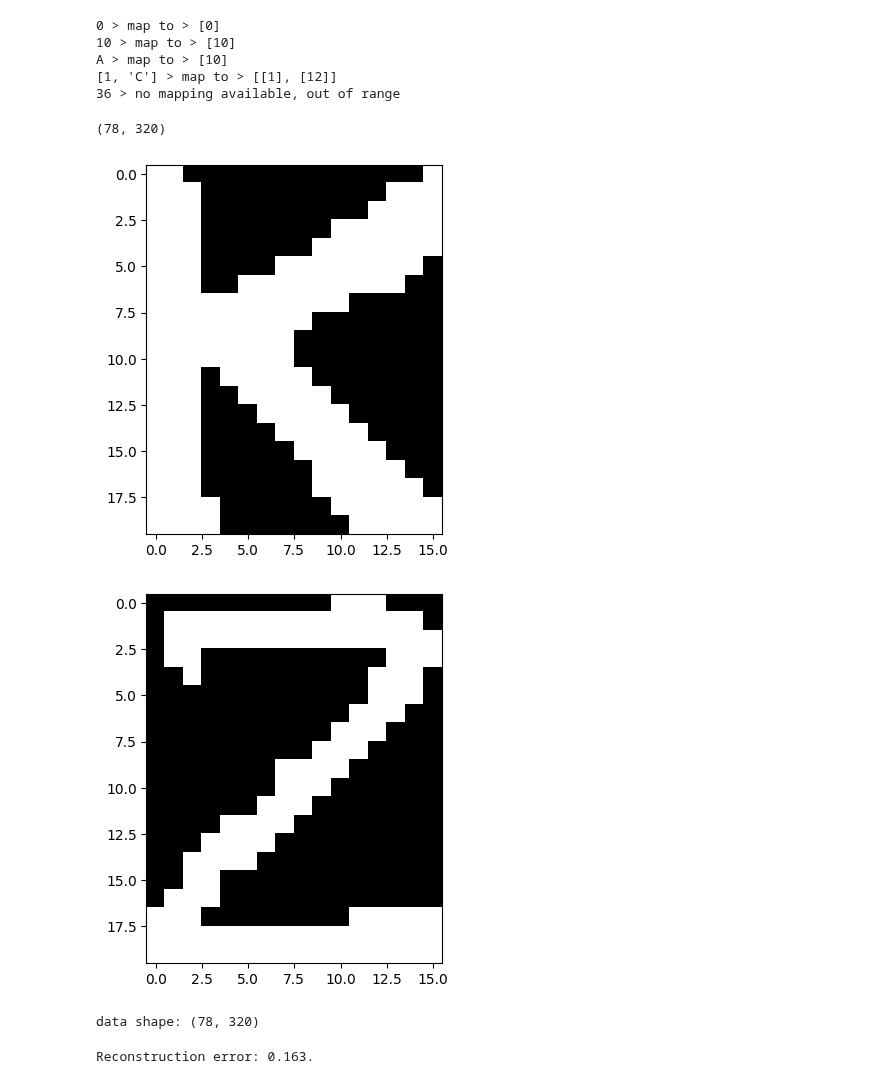
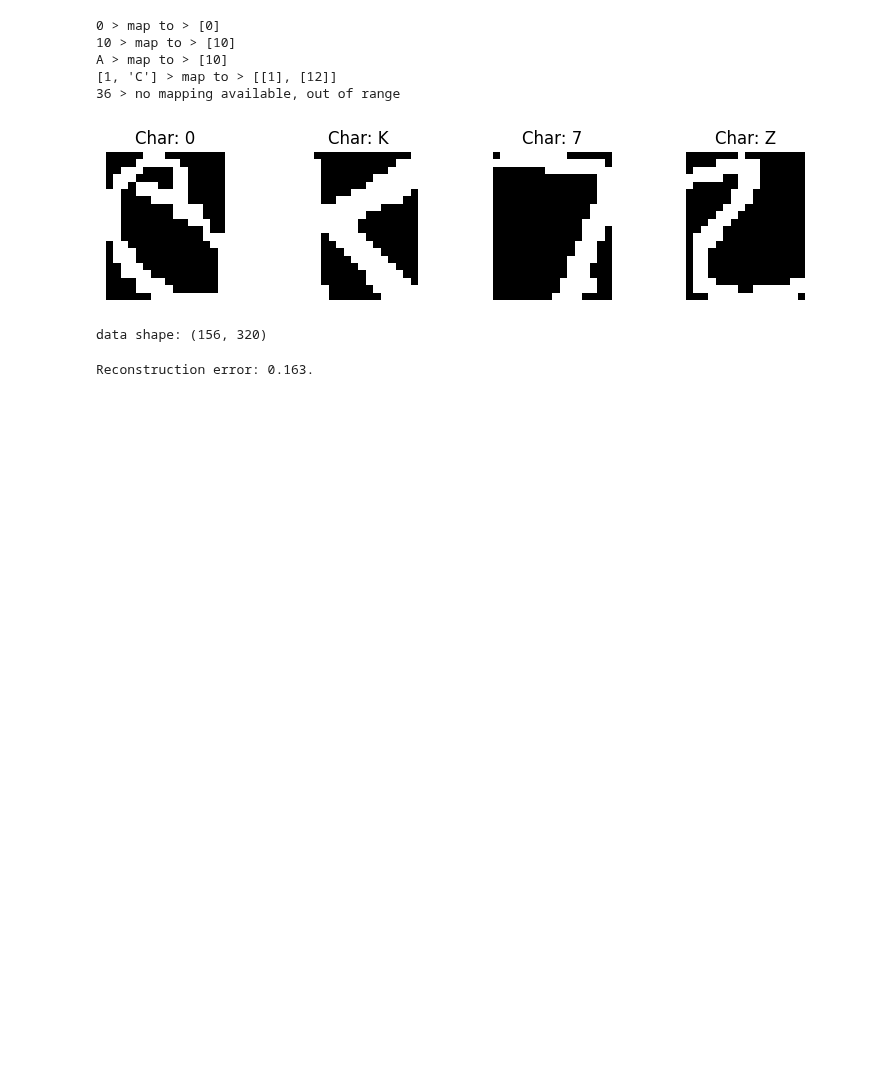
Before and after one commit to Yedson54/DeepLearning2-Project-M2DS, a Jupyter notebook: notebook/experiments.ipynb, the cells around one changed output. Cells and saved outputs as stored; diff of their text form; code cells hidden in the pictures; blank space fills up the shorter version.

```diff
--- a/notebook/principal_RBM_alpha.ipynb
+++ b/notebook/experiments.ipynb
@@ -154,47 +154,58 @@ def read_alpha_digit(characters: Optional[Union[str, int, List[Union[str, int]]]
     It extracts the data for a specified alphanumeric character or its index, and
     flattens the images into one-dimensional vectors.
 
     Parameters:
     - characters (Union[str, int, List[Union[str, int]]], optional): Alphanumeric character
         or its index whose data needs to be extracted. It can be a single character or
         a list of characters. Default is None.
     - file_path (str, optional): Path to the .mat file containing the data.
         Default is None.
     - data (dict, optional): Already loaded data dictionary.
         Default is None.
     - use_data (bool): Flag to indicate whether to use already loaded data.
         Default is False.
 
     Returns:
     - flattened_images (numpy.ndarray): Flattened images for the specified character(s).
     """
     if not use_data:
         data = _load_data(file_path, which="alphadigit")
 
     char_indices = _map_characters_to_indices(characters)
 
     # Select the rows corresponding to the characters indices.
     char_data: np.ndarray = data[char_indices]
 
     # Flatten each image into a one-dimensional vector.
     flattened_images = np.array([image.flatten() for image in char_data.flatten()])
     return flattened_images
 
-char = [20, "Z"]
-data = read_alpha_digit(char, ALPHA_DIGIT_PATH)
-print(data.shape)
-plt.imshow(data[0].reshape(20, 16), cmap="gray")
-plt.show()
-plt.imshow(data[40].reshape(20, 16), cmap="gray")
-plt.show()
+def plot_characters(chars, data):
+    num_chars = len(chars)
+    num_images_per_char = data.shape[0] // num_chars
+    fig, ax = plt.subplots(1, num_chars, figsize=(num_chars * 2, 2))
+
+    for i, char in enumerate(chars):
+        # Find the index of the first image corresponding to the current char
+        start_index = i * num_images_per_char
+        image = data[start_index].reshape(20, 16)
+        ax[i].imshow(image, cmap='gray')
+        ax[i].set_title(f'Char: {char}')
+        ax[i].axis('off')
+
+    plt.tight_layout()
+    plt.show()
+
+# Example
+chars = [0, "K", 7, "Z"]
+data = read_alpha_digit(chars, data=data, use_data=True)
+plot_characters(chars, data)
 # %% [output]
-(78, 320)
-[figure, old version]
+[figure, new version]
-[figure, removed]
 # %%
 print("data shape:", data.shape)
 # %% [output]
-data shape: (78, 320)
+data shape: (156, 320)
 # %%
 class RBM:
     def __init__(self, n_visible: int, n_hidden: int, random_state=None) -> None:
```
Also changed, not shown: parts of 8 cells of this notebook, 1 other file.
